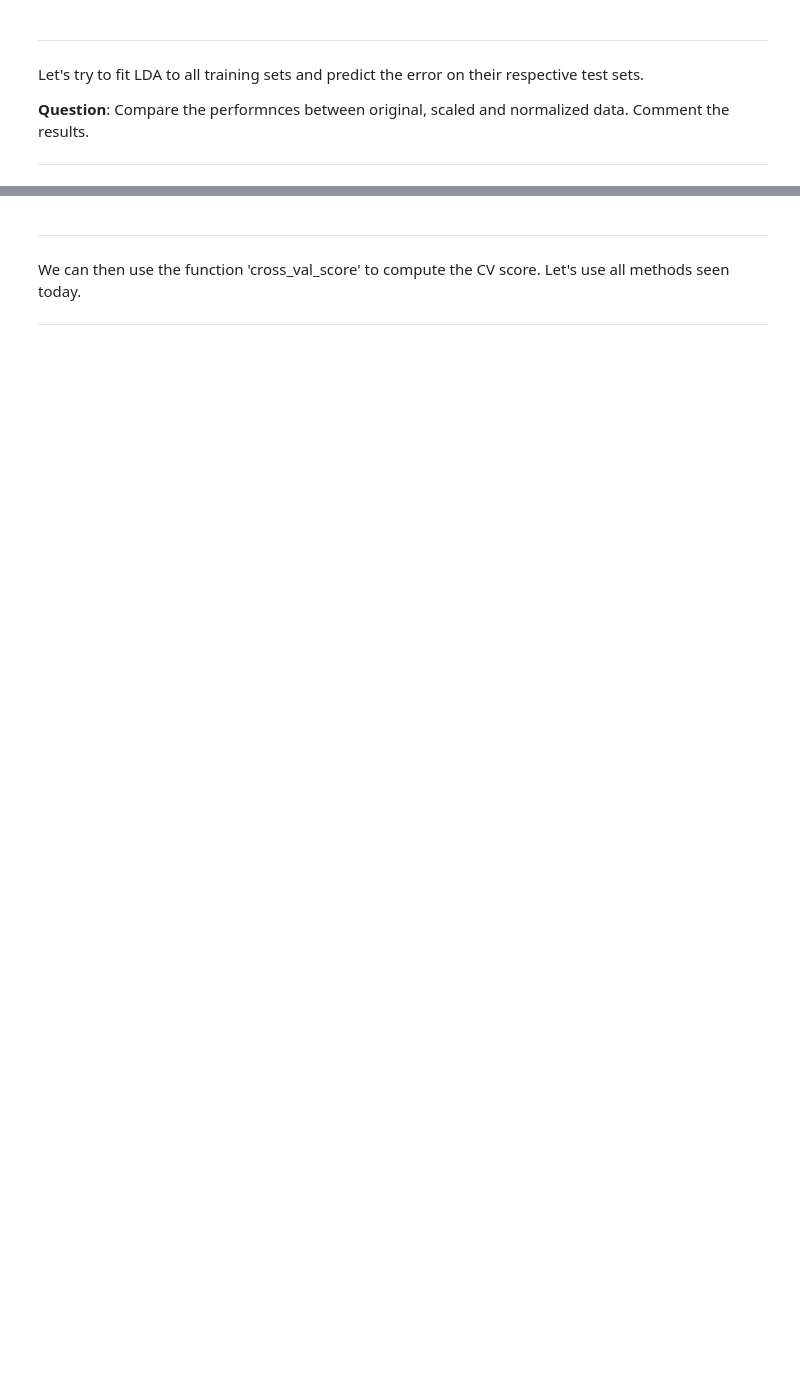
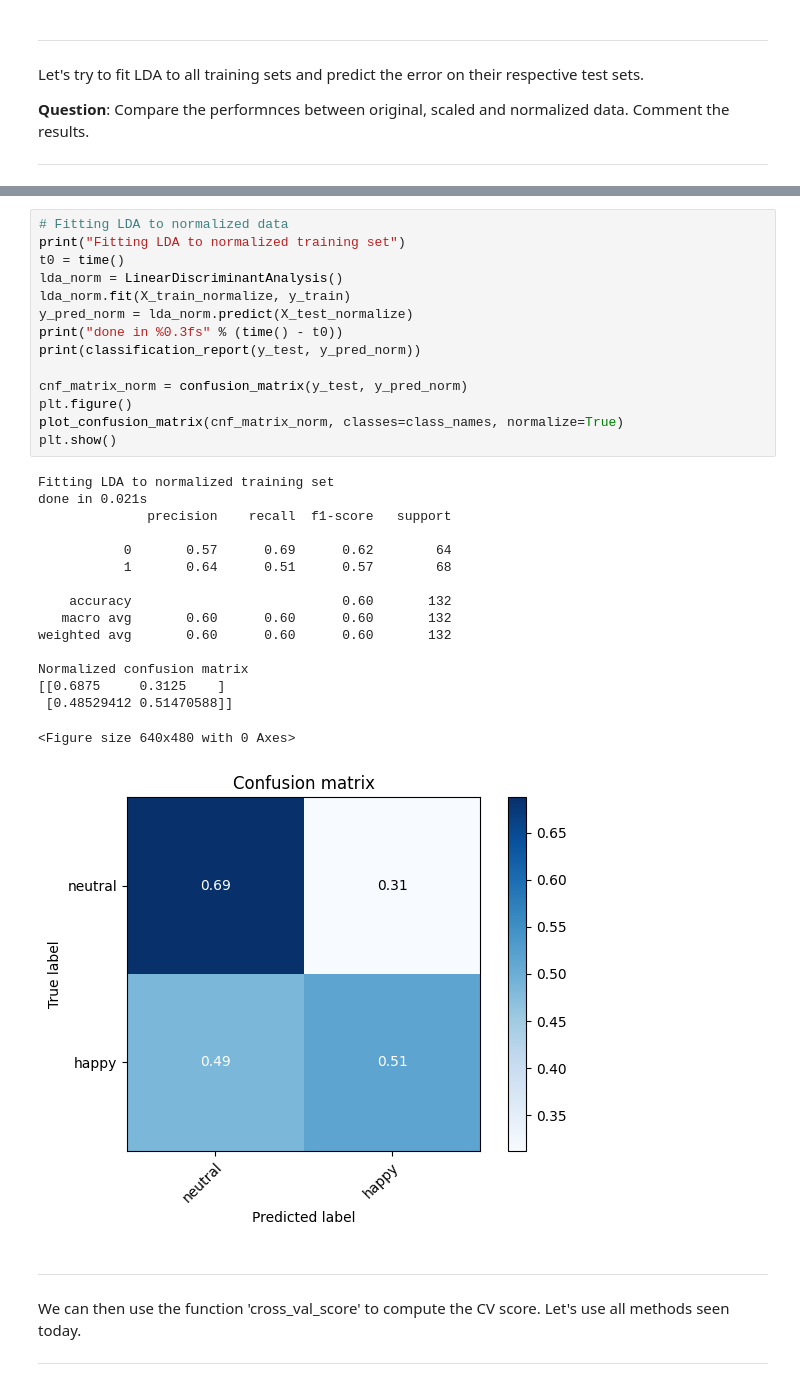
Before and after one commit to Wassim-Smati/tp-machine-learning, a Jupyter notebook: TP/TP_IntroSupervised_MachineLearning_1part_FEI.ipynb, the cells around one changed output, grey strips where cells are left out. Cells and saved outputs as stored; diff of their text form; blank space fills up the shorter version.

```diff
--- a/TP/TP_IntroSupervised_MachineLearning_1part_FEI.ipynb
+++ b/TP/TP_IntroSupervised_MachineLearning_1part_FEI.ipynb
@@ -328,3 +380,34 @@ XXXXXXXXXXX
+# %%
+# Fitting LDA to normalized data
+print("Fitting LDA to normalized training set")
+t0 = time()
+lda_norm = LinearDiscriminantAnalysis()
+lda_norm.fit(X_train_normalize, y_train)
+y_pred_norm = lda_norm.predict(X_test_normalize)
+print("done in %0.3fs" % (time() - t0))
+print(classification_report(y_test, y_pred_norm))
+
+cnf_matrix_norm = confusion_matrix(y_test, y_pred_norm)
+plt.figure()
+plot_confusion_matrix(cnf_matrix_norm, classes=class_names, normalize=True)
+plt.show()
+# %% [output]
+Fitting LDA to normalized training set
+done in 0.021s
+              precision    recall  f1-score   support
+
+           0       0.57      0.69      0.62        64
+           1       0.64      0.51      0.57        68
+
+    accuracy                           0.60       132
+   macro avg       0.60      0.60      0.60       132
+weighted avg       0.60      0.60      0.60       132
+
+Normalized confusion matrix
+[[0.6875     0.3125    ]
+ [0.48529412 0.51470588]]
+<Figure size 640x480 with 0 Axes>
+[figure, added]
 # %% [markdown]
 
 
```
Also changed, not shown: parts of 40 cells of this notebook.
